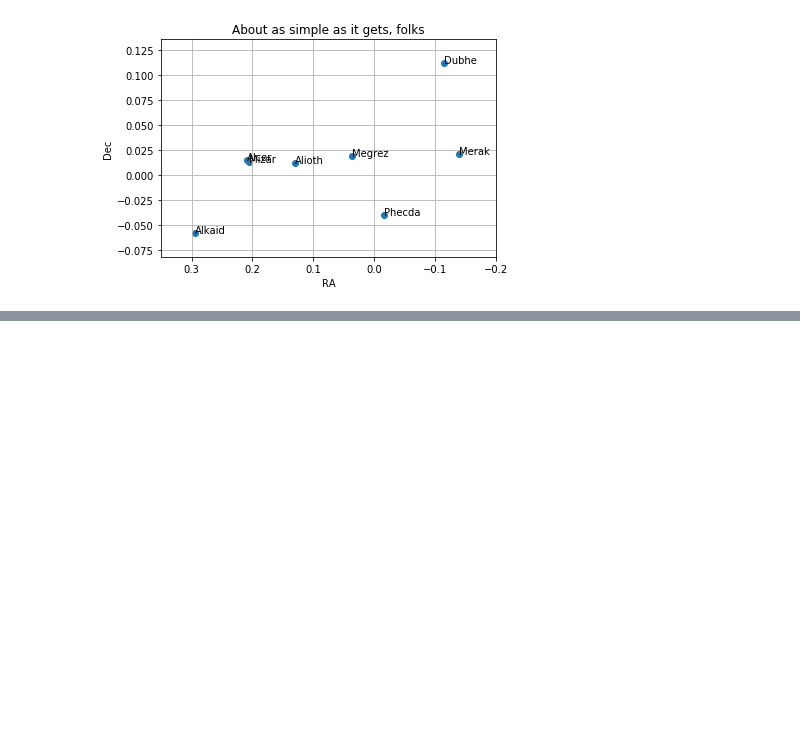
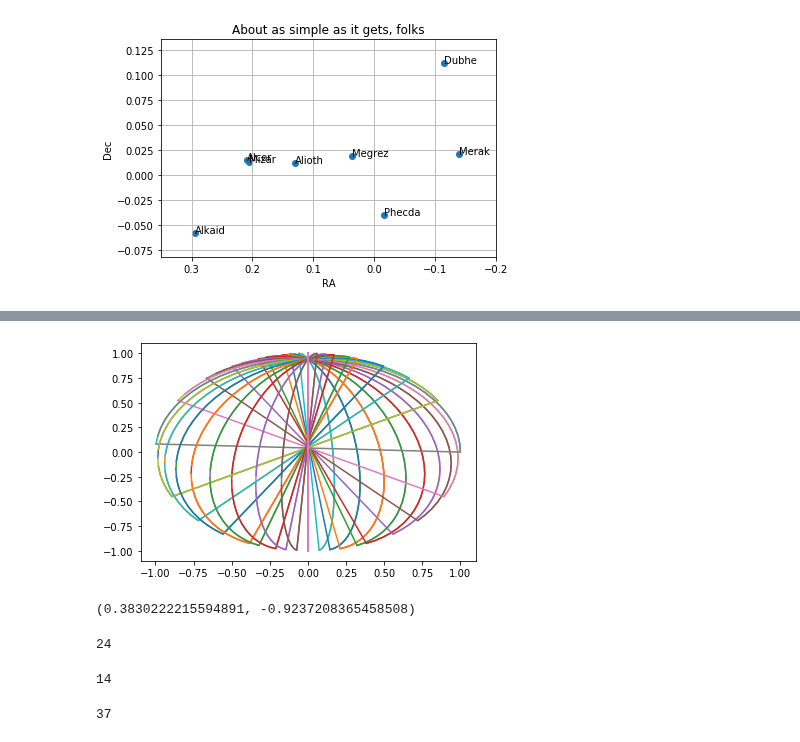
Before and after one commit to Hansastro/Astrolight, a Jupyter notebook: Coordinate.ipynb, the cells around one changed output, grey strips where cells are left out. Cells and saved outputs as stored; diff of their text form; code cells hidden in the pictures; blank space fills up the shorter version.

```diff
--- a/Coordinate.ipynb
+++ b/Coordinate.ipynb
@@ -149,0 +191,9 @@ plt.xlim(0.35, -0.20)
+# %%
+merid = []
+for i in meridians:
+    points = []
+    for j in range(len(i[0])):
+        coord = orthographic_Projection((20,0), (i[0][j],i[1][j]))
+        if coord is not None:
+            points.append(coord)
+    merid.append(points)
@@ -149,0 +218,33 @@ plt.xlim(0.35, -0.20)
+# %%
+def rotate(l, n):
+    return l[n:] + l[:n]
+
+fig, ax = plt.subplots()
+for i in merid:
+    x = []
+    y = []
+    i = rotate(i, i.index(min(i, key=lambda k: k[0])) + 1 )
+    for p in i:
+        x.append(p[0])
+        y.append(p[1])
+    ax.plot(x, y)
+#plt.xlim(0.35, -0.20)
+#plt.ylim(-0.075, 0.125)
+# %% [output]
+[figure, added]
+# %%
+max(merid[5], key=lambda k: math.sqrt(k[0]**2 + k[1]**2))
+# %% [output]
+(0.3830222215594891, -0.9237208365458508)
+# %%
+merid[5].index(max(merid[5], key=lambda k: math.sqrt(k[0]**2 + k[1]**2)))
+# %% [output]
+24
+# %%
+len(merid[5]) - merid[5].index(min(merid[5], key=lambda k: k[0]))
+# %% [output]
+14
+# %%
+len(merid[5])
+# %% [output]
+37
```
Also changed, not shown: parts of 8 cells of this notebook.
